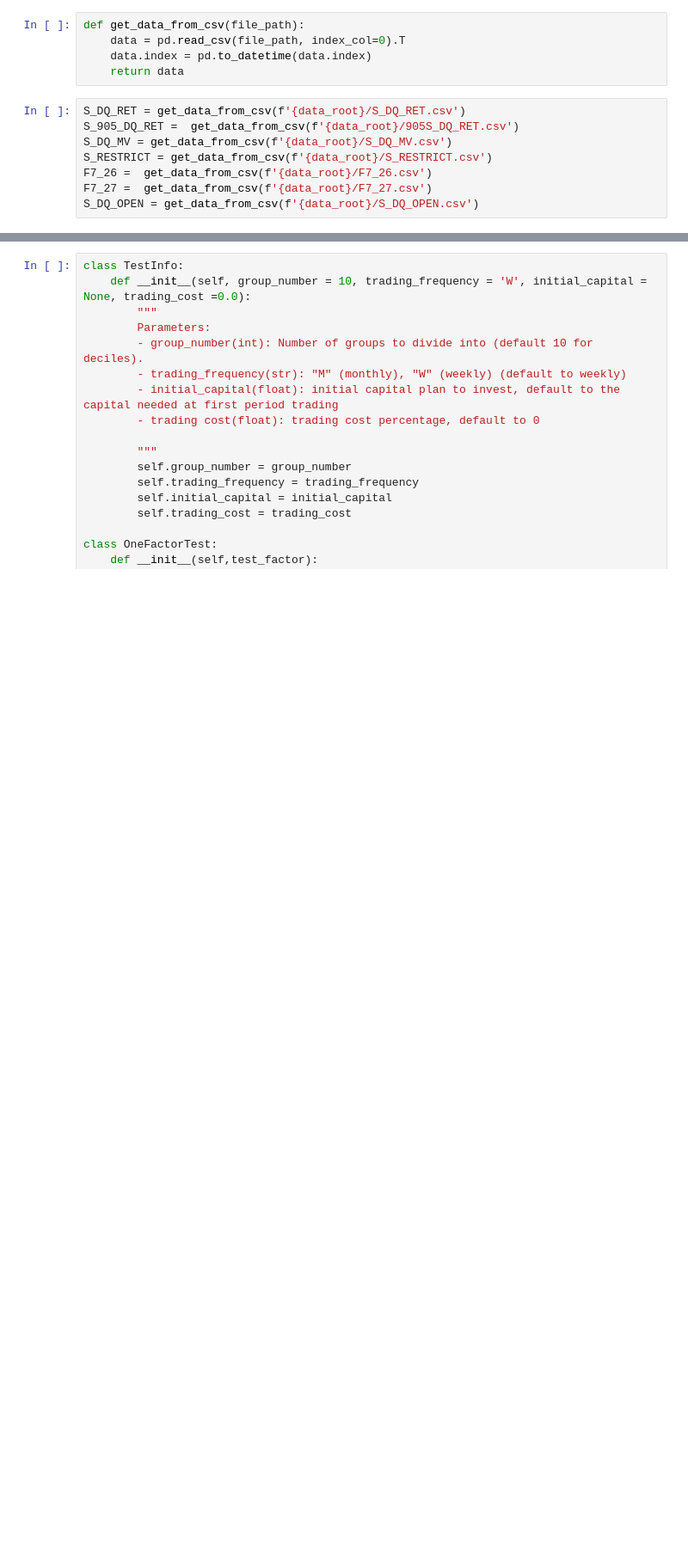
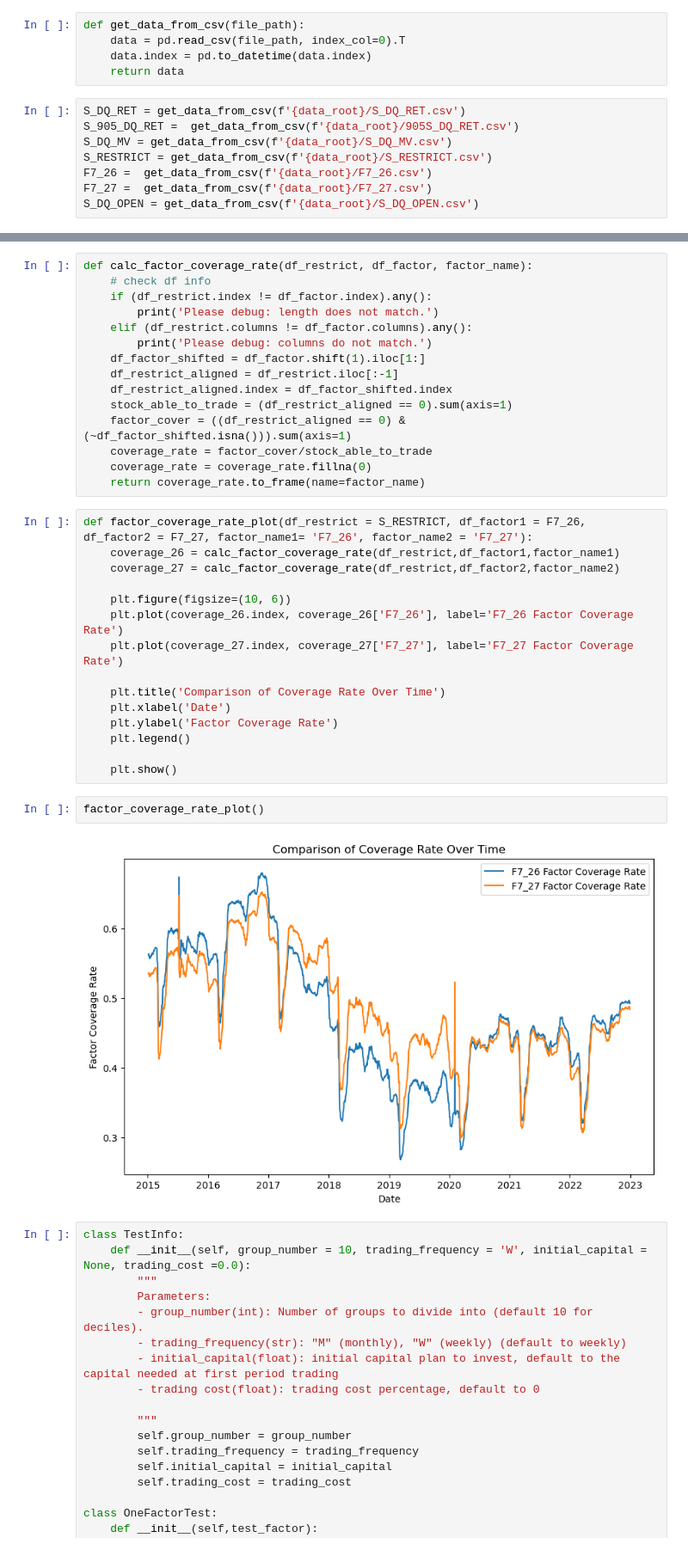
Before and after one commit to alaiazz/t1derivative, a Jupyter notebook: tasks_test.ipynb, the cells around one changed output, grey strips where cells are left out. Shown: that part at 86% size. Drawn from its saved outputs; the diff is of its cells as text; blank space fills up the shorter version.

```diff
--- a/tasks_test.ipynb
+++ b/tasks_test.ipynb
@@ -57,3 +74,37 @@ S_905_DQ_RET
+# %%
+def calc_factor_coverage_rate(df_restrict, df_factor, factor_name):
+    # check df info
+    if (df_restrict.index != df_factor.index).any():
+        print('Please debug: length does not match.')
+    elif (df_restrict.columns != df_factor.columns).any():
+        print('Please debug: columns do not match.')
+    df_factor_shifted = df_factor.shift(1).iloc[1:]
+    df_restrict_aligned = df_restrict.iloc[:-1]
+    df_restrict_aligned.index = df_factor_shifted.index
+    stock_able_to_trade = (df_restrict_aligned == 0).sum(axis=1)
+    factor_cover = ((df_restrict_aligned == 0) & (~df_factor_shifted.isna())).sum(axis=1)
+    coverage_rate = factor_cover/stock_able_to_trade
+    coverage_rate = coverage_rate.fillna(0)
+    return coverage_rate.to_frame(name=factor_name)
+# %%
+def factor_coverage_rate_plot(df_restrict = S_RESTRICT, df_factor1 = F7_26, df_factor2 = F7_27, factor_name1= 'F7_26', factor_name2 = 'F7_27'):
+    coverage_26 = calc_factor_coverage_rate(df_restrict,df_factor1,factor_name1)
+    coverage_27 = calc_factor_coverage_rate(df_restrict,df_factor2,factor_name2)
+
+    plt.figure(figsize=(10, 6))
+    plt.plot(coverage_26.index, coverage_26['F7_26'], label='F7_26 Factor Coverage Rate')
+    plt.plot(coverage_27.index, coverage_27['F7_27'], label='F7_27 Factor Coverage Rate')
+
+    plt.title('Comparison of Coverage Rate Over Time')
+    plt.xlabel('Date')
+    plt.ylabel('Factor Coverage Rate')
+    plt.legend()
+
+    plt.show()
+# %%
+factor_coverage_rate_plot()
+# %% [output]
+[figure, added]
 # %%
 class TestInfo:
     def __init__(self, group_number = 10, trading_frequency = 'W', initial_capital = None, trading_cost =0.0):
```
Also changed, not shown: parts of 4 cells of this notebook, 1 other file.
